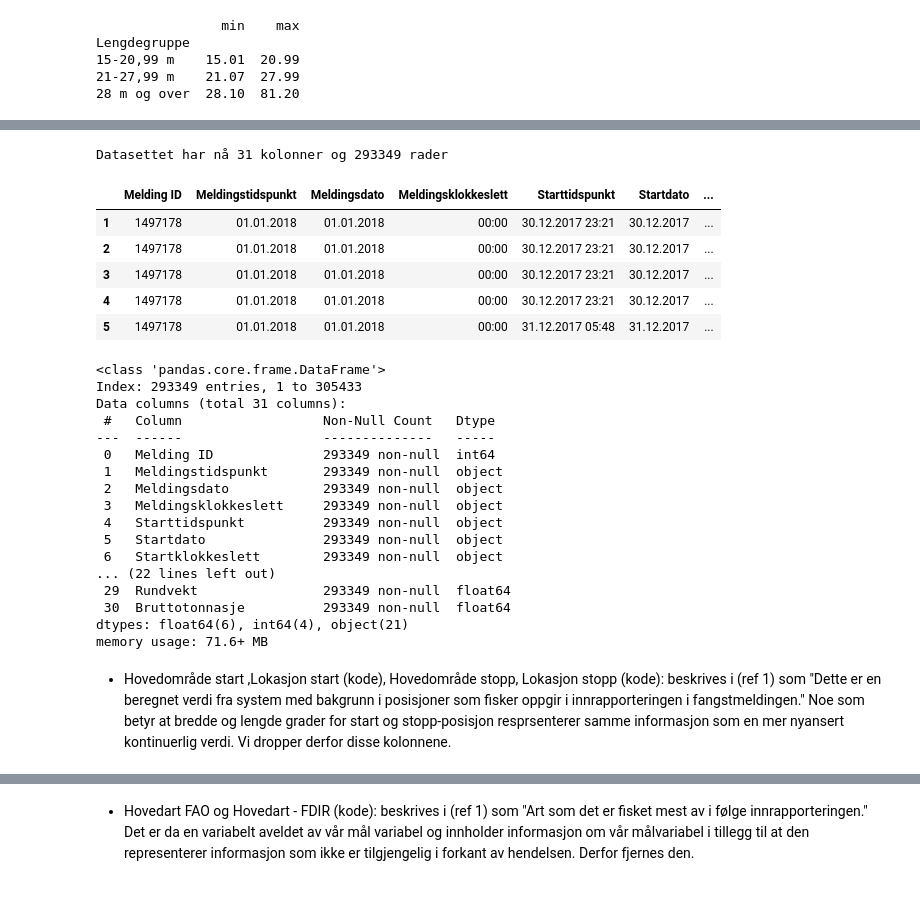
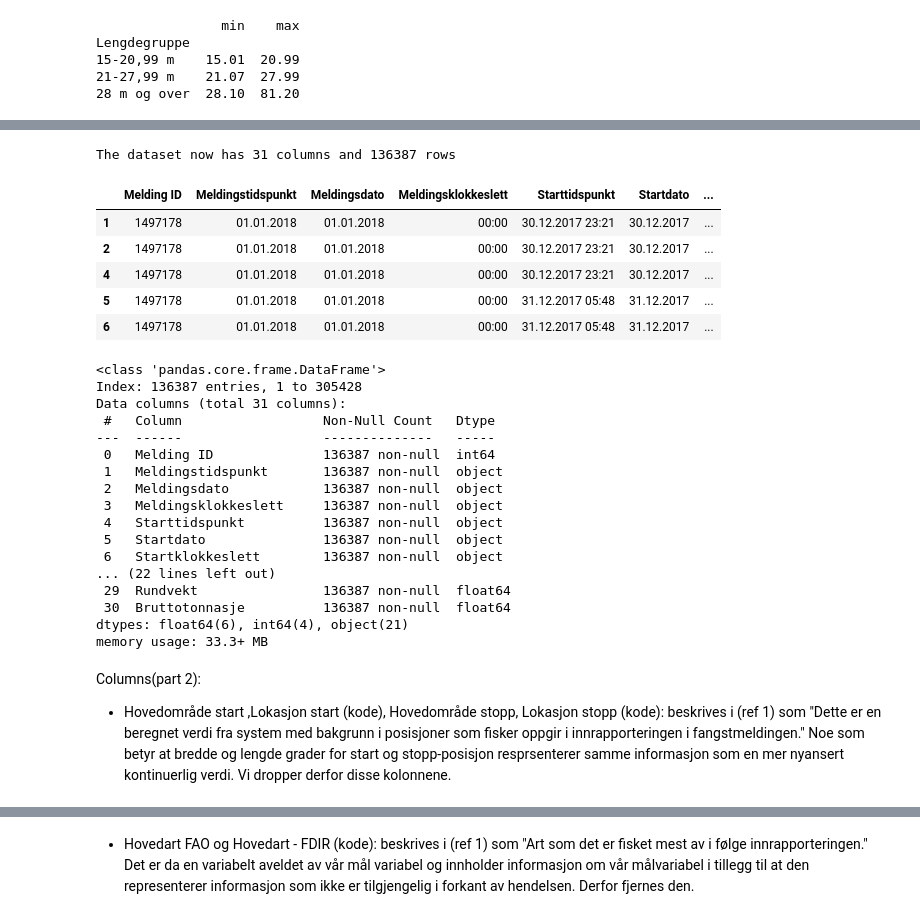
Before and after one commit to Pzorster/INFO284pzor, a Jupyter notebook: New.ipynb, the cells around one changed output, grey strips where cells are left out. Cells and saved outputs as stored; diff of their text form; code cells hidden in the pictures.

```diff
--- a/New.ipynb
+++ b/New.ipynb
@@ -85,3 +98,5 @@ Nan verdier: Første sjekker vi mengden nan verider i hver kolonne. Med unntak a
+# %%
+df = df[df['Art FAO'].isin(['Torsk', 'Sei', 'Hyse'])]
 # %%
 df.isnull().sum()
 # %% [output]
@@ -291,3 +293,3 @@ For Hovedområde start og stopp er koden registret flest ganger den samme i 98.1
 # %%
-df.drop(columns=["Hovedområde start (kode)", "Hovedområde stopp (kode)", "Redskap FAO (kode)", "Redskap FDIR (kode)", "Hovedart FAO (kode)", "Art FAO (kode)", "Art - FDIR (kode)", "Art - gruppe (kode)", "Lengdegruppe (kode)"], inplace=True)
-status_dataframe(df)
+df.drop(columns=["Hovedområde start (kode)", "Hovedområde stopp (kode)", "Redskap FAO (kode)", "Redskap FDIR (kode)", "Hovedart FAO (kode)",
+                 "Art FAO (kode)","Art - FDIR (kode)", "Art - gruppe (kode)", "Lengdegruppe (kode)"], inplace=True)
@@ -326,13 +296,13 @@ memory usage: 81.2+ MB
 # %%
 b_nan = df['Bruttotonnasje 1969'].notnull() & df['Bruttotonnasje annen'].isnull()
 a_nan = df['Bruttotonnasje annen'].notnull() & df['Bruttotonnasje 1969'].isnull()
+both = df['Bruttotonnasje annen'].notnull() & df['Bruttotonnasje 1969'].notnull()
 both_nan = df['Bruttotonnasje 1969'].isnull() & df['Bruttotonnasje annen'].isnull()
 
-print(f"""Kun Bruttotonnasje 1969 rader har verdi: {b_nan.sum()}
-Kun Bruttotonnasje annen rader har verdi: {a_nan.sum()}
-Begge kolonner har nan verdi: {both_nan.sum()}""")
+print(f"""Rows where only 'Bruttotonnasje 1969' has values: {b_nan.sum()}
+Rows where only 'Bruttotonnasje annen' has values: {a_nan.sum()}
+Rows where both columns have values: {both.sum()}
+Rows where both columns have nan values: {both_nan.sum()}""")
 
-df['Bruttotonnasje'] = df['Bruttotonnasje annen'].combine_first(df['Bruttotonnasje 1969'])
-df.drop(columns=['Bruttotonnasje annen', "Bruttotonnasje 1969"], inplace=True)
-df = df.dropna(subset=['Bruttotonnasje'])
+df['Bruttotonnasje'] = df['Bruttotonnasje 1969'].combine_first(df['Bruttotonnasje annen'])
 # %% [output]
@@ -380,32 +358,34 @@ Correlation coefficient: 0.9244864119133088
 # %%
-df.drop(columns=["Lengdegruppe", "Bredde", "Fartøylengde"], inplace=True)
+df.drop(columns=['Bruttotonnasje annen', "Bruttotonnasje 1969", "Lengdegruppe", "Bredde", "Fartøylengde"], inplace=True)
+df = df.dropna()
 status_dataframe(df)
 # %% [output]
-Datasettet har nå 31 kolonner og 293349 rader
+The dataset now has 31 columns and 136387 rows
 |  | Melding ID | Meldingstidspunkt | Meldingsdato | Meldingsklokkeslett | Starttidspunkt | Startdato | ... |
 | 1 | 1497178 | 01.01.2018 | 01.01.2018 | 00:00 | 30.12.2017 23:21 | 30.12.2017 | ... |
 | 2 | 1497178 | 01.01.2018 | 01.01.2018 | 00:00 | 30.12.2017 23:21 | 30.12.2017 | ... |
-| 3 | 1497178 | 01.01.2018 | 01.01.2018 | 00:00 | 30.12.2017 23:21 | 30.12.2017 | ... |
 | 4 | 1497178 | 01.01.2018 | 01.01.2018 | 00:00 | 30.12.2017 23:21 | 30.12.2017 | ... |
 | 5 | 1497178 | 01.01.2018 | 01.01.2018 | 00:00 | 31.12.2017 05:48 | 31.12.2017 | ... |
+| 6 | 1497178 | 01.01.2018 | 01.01.2018 | 00:00 | 31.12.2017 05:48 | 31.12.2017 | ... |
 <class 'pandas.core.frame.DataFrame'>
-Index: 293349 entries, 1 to 305433
+Index: 136387 entries, 1 to 305428
 Data columns (total 31 columns):
  #   Column                  Non-Null Count   Dtype
 ---  ------                  --------------   -----
- 0   Melding ID              293349 non-null  int64
- 1   Meldingstidspunkt       293349 non-null  object
- 2   Meldingsdato            293349 non-null  object
- 3   Meldingsklokkeslett     293349 non-null  object
- 4   Starttidspunkt          293349 non-null  object
- 5   Startdato               293349 non-null  object
- 6   Startklokkeslett        293349 non-null  object
+ 0   Melding ID              136387 non-null  int64
+ 1   Meldingstidspunkt       136387 non-null  object
+ 2   Meldingsdato            136387 non-null  object
+ 3   Meldingsklokkeslett     136387 non-null  object
+ 4   Starttidspunkt          136387 non-null  object
+ 5   Startdato               136387 non-null  object
+ 6   Startklokkeslett        136387 non-null  object
 ... (22 lines left out)
- 29  Rundvekt                293349 non-null  float64
- 30  Bruttotonnasje          293349 non-null  float64
+ 29  Rundvekt                136387 non-null  float64
+ 30  Bruttotonnasje          136387 non-null  float64
 dtypes: float64(6), int64(4), object(21)
-memory usage: 71.6+ MB
+memory usage: 33.3+ MB
 # %% [markdown]
+Columns(part 2):
 - Hovedområde start ,Lokasjon start (kode), Hovedområde stopp, Lokasjon stopp (kode): beskrives i (ref 1) som "Dette er en beregnet verdi fra system med bakgrunn i posisjoner som fisker oppgir i innrapporteringen i fangstmeldingen." Noe som betyr at bredde og lengde grader for start og stopp-posisjon resprsenterer samme informasjon som en mer nyansert kontinuerlig verdi. Vi dropper derfor disse kolonnene.
 # %%
 df.drop(columns=["Hovedområde start", "Lokasjon start (kode)", "Hovedområde stopp", "Lokasjon stopp (kode)"], inplace=True)
```
Also changed, not shown: parts of 59 cells of this notebook.
